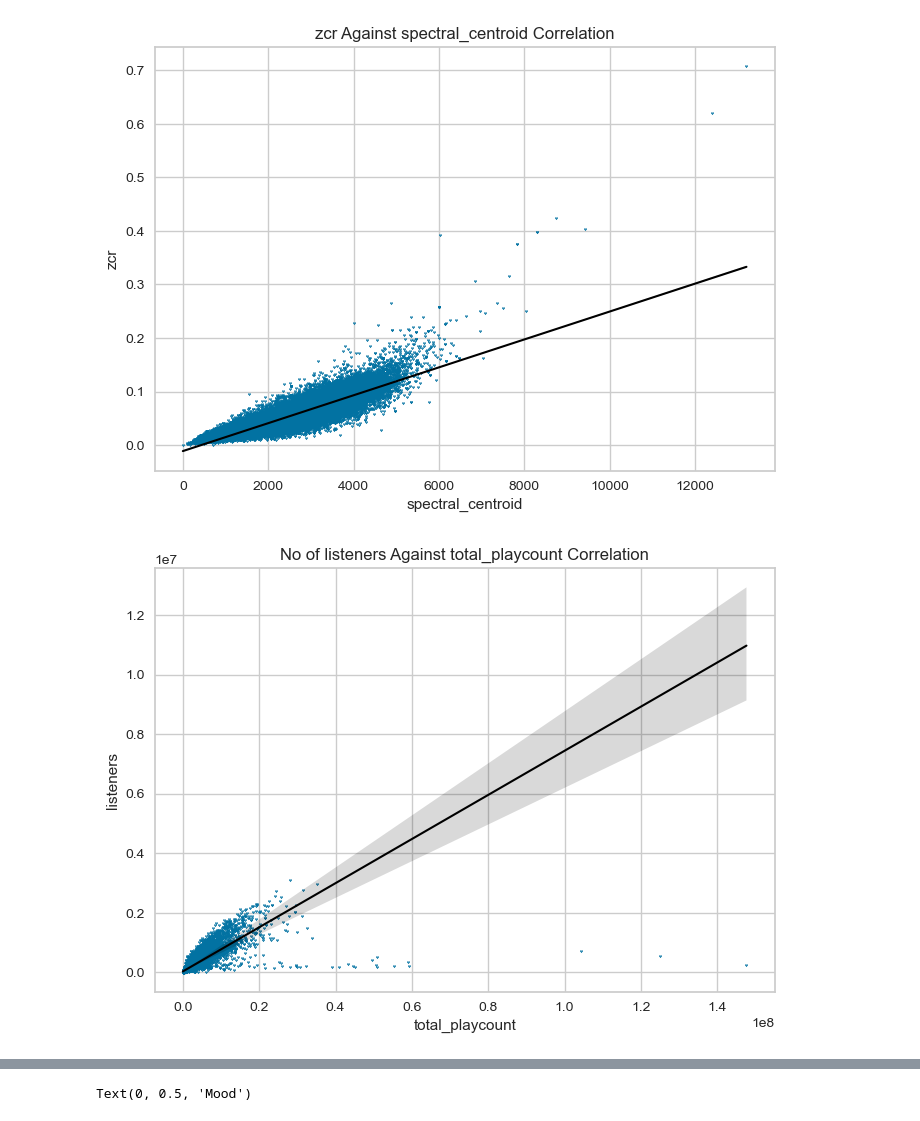
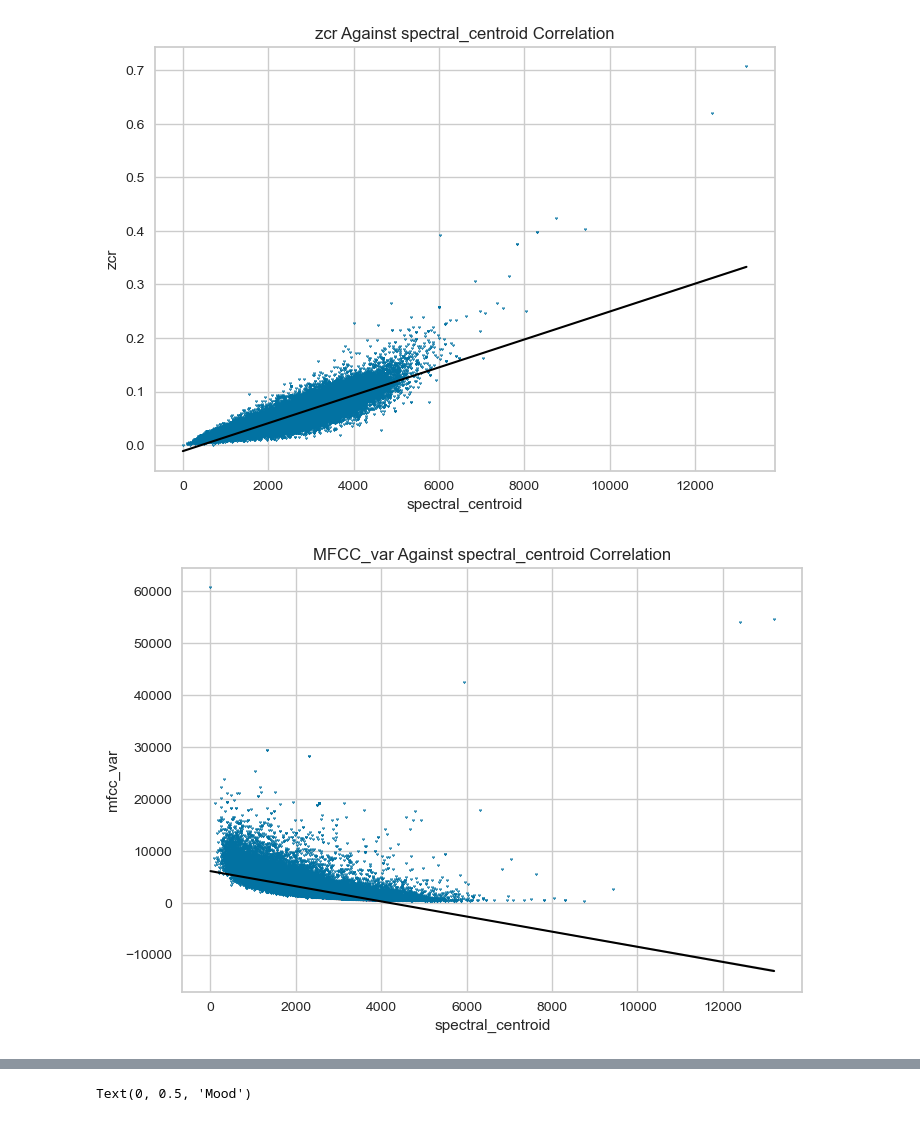
Before and after one commit to LauWyeRock/RecommendationSystem, a Jupyter notebook: Data/EDA_latest.ipynb, the cells around one changed output, grey strips where cells are left out. Saved outputs shown, nothing was run; the diff lists cells and outputs as text; code cells hidden in the pictures.

Commit message:
songs feature engineering and updating PCA

```diff
--- a/Data/EDA_latest.ipynb
+++ b/Data/EDA_latest.ipynb
@@ -225,0 +252,13 @@ songs_all.head()
+# %%
+# convert mfcc and chroma to array of numbers
+def convert_to_float_list(s):
+    # extract floating-point numbers
+    # float_numbers = re.findall(r"[-+]?\d*\.\d+e[+-]?\d+|\d+", s)
+    float_numbers = re.findall(r"[-+]?\d*\.\d+e[+-]?\d+|\d*\.\d+\s*|\d+\s*", s)
+    # convert to list of floats
+    float_list = [float(num) for num in float_numbers]
+    return float_list
+
+songs_all['mfcc'] = songs_all['mfcc'].apply(convert_to_float_list)
+songs_all['chroma'] = songs_all['chroma'].apply(convert_to_float_list)
+songs_all.head()
@@ -225,0 +272,4 @@ songs_all.head()
+# %%
+songs_all['mfcc_features'] = songs_all['mfcc'].apply(lambda x: np.array(x).flatten())
+mfcc_features = np.stack(songs_all['mfcc_features'])
+mfcc_features
@@ -226,3 +290,23 @@ songs_all.head()
+# %%
+# create features from mfcc and chroma
+def calculate_mean_var(lst):
+    if len(lst) > 0:
+        audio_mean = np.mean(lst)
+        audio_var = np.var(lst)
+        return audio_mean, audio_var
+    else:
+        return np.nan, np.nan
+songs_all[['mfcc_mean', 'mfcc_var']] = pd.DataFrame(songs_all['mfcc'].apply(calculate_mean_var).tolist(), index=songs_all.index)
+songs_all[['chroma_mean', 'chroma_var']] = pd.DataFrame(songs_all['chroma'].apply(calculate_mean_var).tolist(), index=songs_all.index)
+# feature scaling
+def feature_scaling(ls):
+    if len(ls) > 0:
+        return sklearn.preprocessing.scale(ls)
+    else:
+        return ls
+songs_all['mfcc_scaled'] = songs_all['mfcc'].apply(feature_scaling)
+songs_all['chroma_scaled'] = songs_all['chroma'].apply(feature_scaling)
+# songs_all.head()
 # %%
 # handling outliers which may interfere with the performance of ML algorithm
 songs_all.describe().transpose()
@@ -267,0 +333,4 @@ plt.show()
+# %%
+# Logarithmic Transformation
+songs_all['log_total_playcount'] = np.log1p(songs_all['total_playcount'])
+songs_all['log_listeners'] = np.log1p(songs_all['listeners'])
@@ -287,9 +370,9 @@ plt.show()
 # %% [output]
 [figure]
 # %%
-# observing the correlation between listeners and total_playcount
+# observing the correlation between mfcc_var and spectral_centroid
 plt.clf()
-sns.regplot(data=songs_all, y='listeners', x='total_playcount', scatter_kws={'s':2}, marker='2', line_kws={"color": "black", 'linewidth':1.5}).set(title='No of listeners Against total_playcount Correlation')
+sns.regplot(data=songs_all, y='mfcc_var', x='spectral_centroid', scatter_kws={'s':2}, marker='2', line_kws={"color": "black", 'linewidth':1.5}).set(title='MFCC_var Against spectral_centroid Correlation')
 plt.show()
 # %% [output]
-[figure, old version]
+[figure, new version]
```
Also changed, not shown: parts of 44 cells of this notebook, 1 other file.
